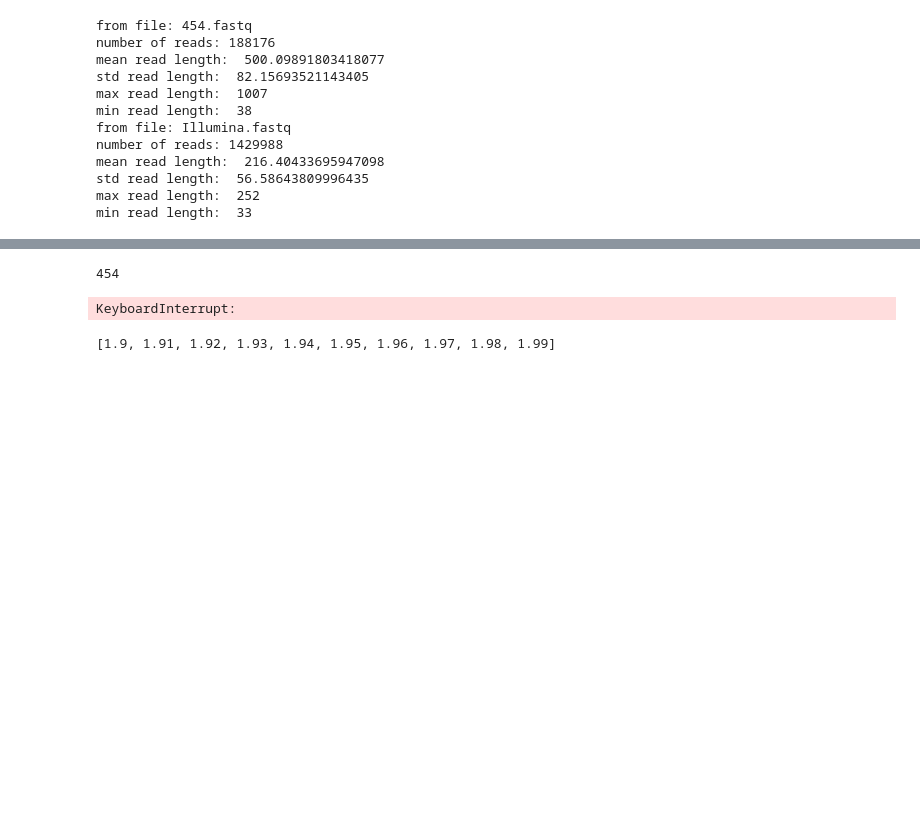
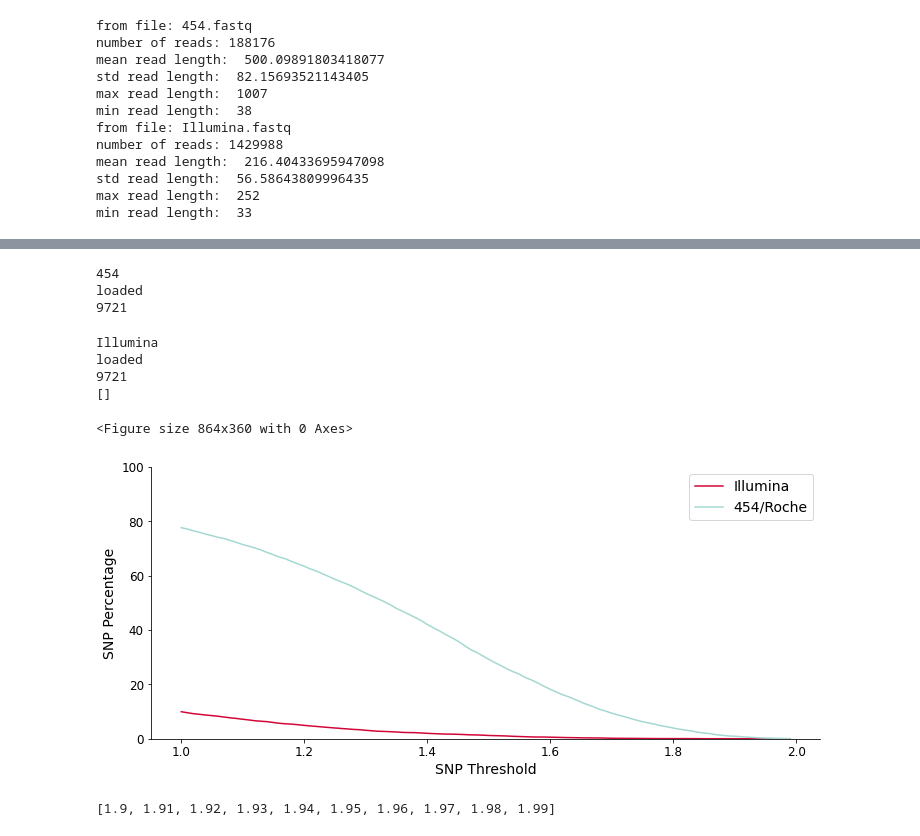
Before and after one commit to jonas-rudin/HIV-CAD, a Jupyter notebook: notebooks/data_analysis.ipynb, the cells around one changed output, grey strips where cells are left out. Cells and saved outputs as stored; diff of their text form; code cells hidden in the pictures; blank space fills up the shorter version.

```diff
--- a/notebooks/data_analysis.ipynb
+++ b/notebooks/data_analysis.ipynb
@@ -336,14 +345,16 @@ for data_name in ['454', 'Illumina']:
             if 'I' in cigar or 'D' in cigar or 'S' in cigar:
                 cigar_position = 0
                 cigar_list = [''.join(g) for _, g in groupby(cigar, str.isalpha)]
-                # delete insertions and add - for deletion
+                # delete insertions and add '-' for deletion
                 for index in range(0, len(cigar_list), 2):
                     if cigar_list[index + 1] == 'S':
-                        if int(cigar_list[index]) > 4:
+                        if int(cigar_list[index]) > 3:
                             continue
-                    if cigar_list[index + 1] == 'D':
+                    elif cigar_list[index + 1] == 'D':
                         adjusted_read += '-' * int(cigar_list[index])
-                    elif cigar_list[index + 1] != 'I':
+                    elif cigar_list[index + 1] == 'I':
+                        cigar_position += int(cigar_list[index])
+                    elif cigar_list[index + 1] == 'M':
                         adjusted_read += read[cigar_position:(cigar_position + int(cigar_list[index]))]
                         cigar_position += int(cigar_list[index])
             else:
@@ -370,7 +381,7 @@ for data_name in ['454', 'Illumina']:
     number_of_SNPs = []
     number_of_no_SNPs = []
     print(len(base_count))
-    thresholds = [x/100 for x in range(100,200)]
+    thresholds = [x/100 for x in range(100, 200)]
     for threshold in thresholds:
         for index in range(base_count.shape[0]):
             if np.sum(base_count[index]) > 1000:
@@ -392,36 +403,43 @@ for data_name in ['454', 'Illumina']:
 
         # print('threshold: ' +  str(threshold)+'%' )
         # print('SNPs:', len(SNPs))
         # print('SNPs/len(haplotype) * 100:', len(SNPs)/9721* 100)
 #         number_of_SNPs.append(len(SNPs))
 #         print(threshold,len(SNPs))
         ratio.append(len(SNPs)/9721 * 100)
         SNPs = []
 #         no_SNPs = []
     ratio_per_NGS.append(ratio)
 # print(ratio_per_NGS)
 plt.figure(figsize=(12,5))
 
 fig, ax = plt.subplots(figsize=(12,5))
 ratio_454 = ratio_per_NGS[0]
 ratio_illumina = ratio_per_NGS[1]
 
-ax.plot(thresholds,ratio_illumina, '-D', color="#D20537", label ='Illumina')
-ax.plot(thresholds,ratio_454, '-o', color="#A5D7D2", label ='454/Roche')
+ax.plot(thresholds,ratio_illumina, '-', color="#D20537", label ='Illumina')
+ax.plot(thresholds,ratio_454, '-', color="#A5D7D2", label ='454/Roche')
 
 ax.spines["top"].set_visible(False)
 ax.spines["right"].set_visible(False)
 ax.legend(fontsize=14)
 #
 print(number_of_SNPs)
 plt.ylim([0,100])
 plt.rcParams.update({'font.size': 12})
 plt.xlabel('SNP Threshold',fontsize=14)
 plt.ylabel('SNP Percentage',fontsize=14)
 plt.show()
 # %% [output]
 454
+loaded
+9721
-KeyboardInterrupt:
+Illumina
+loaded
+9721
+[]
+<Figure size 864x360 with 0 Axes>
+[figure, added]
 # %%
 thresholds = [x/100 for x in range(190,200)]
 print(thresholds)
```
Also changed, not shown: parts of 5 cells of this notebook, 13 other files.
